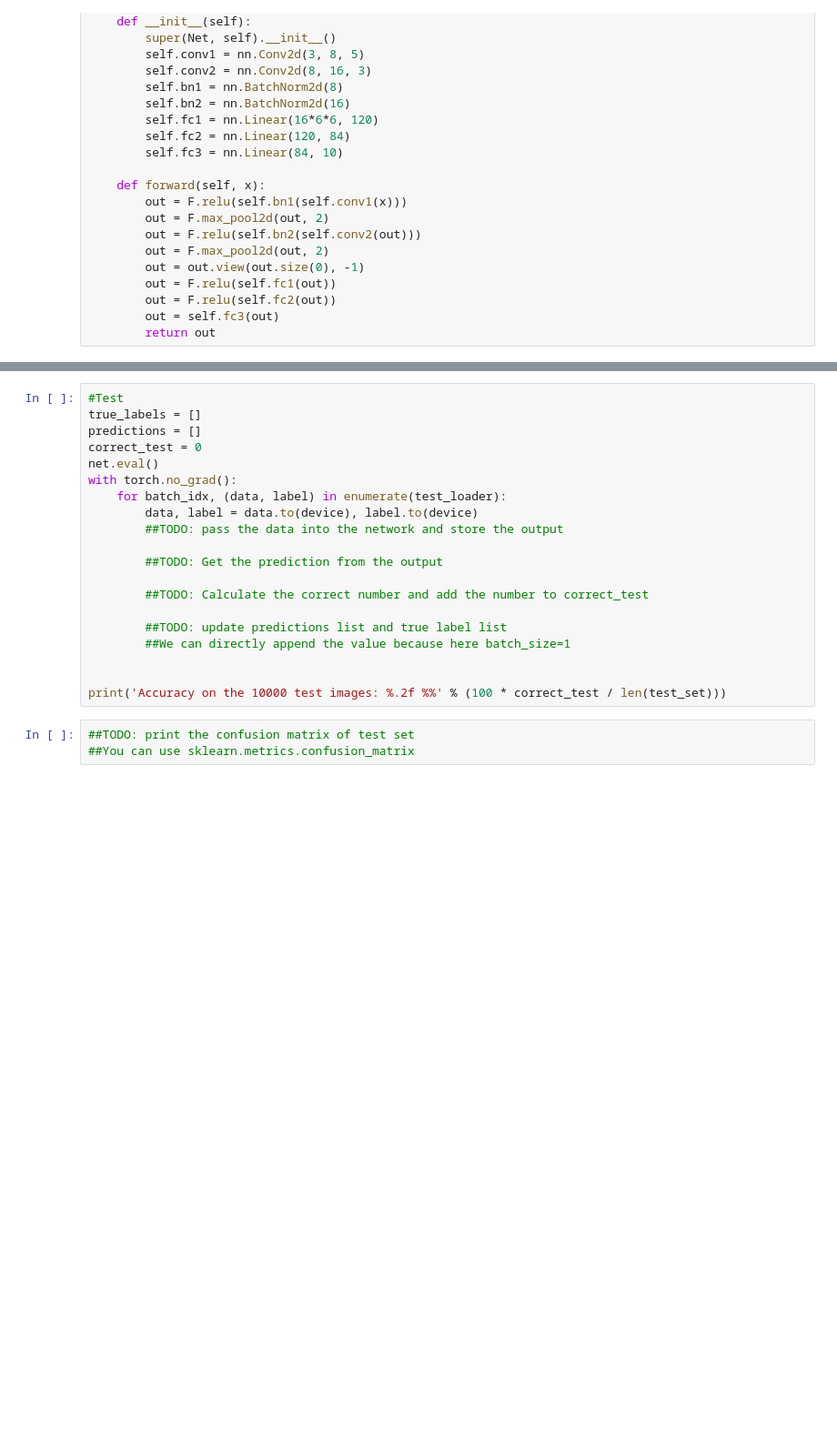
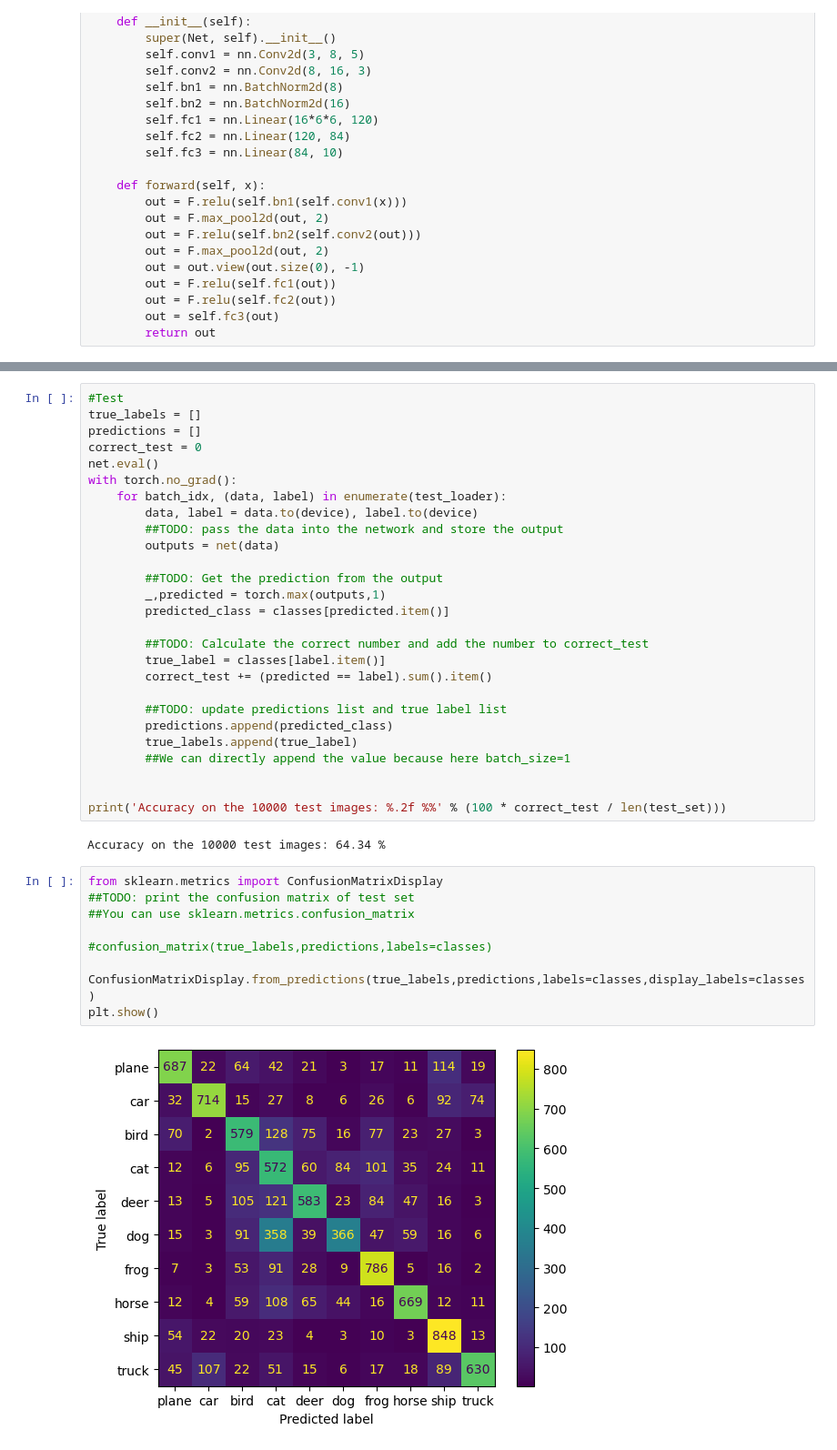
Before and after one commit to davidmhunt/coursework, a Jupyter notebook: COMPSCI 671_Theory and Algs ML/Homework/HW 4/cifar10.ipynb, the cells around one changed output, grey strips where cells are left out. Shown: that part at 91% size. Saved outputs shown, nothing was run; the diff lists cells and outputs as text; blank space fills up the shorter version.

```diff
--- a/COMPSCI 671_Theory and Algs ML/Homework/HW 4/cifar10.ipynb
+++ b/COMPSCI 671_Theory and Algs ML/Homework/HW 4/cifar10.ipynb
@@ -151,16 +230,33 @@ with torch.no_grad():
     for batch_idx, (data, label) in enumerate(test_loader):
         data, label = data.to(device), label.to(device)
         ##TODO: pass the data into the network and store the output
+        outputs = net(data)
 
         ##TODO: Get the prediction from the output
+        _,predicted = torch.max(outputs,1)
+        predicted_class = classes[predicted.item()]
 
         ##TODO: Calculate the correct number and add the number to correct_test
+        true_label = classes[label.item()]
+        correct_test += (predicted == label).sum().item()
 
         ##TODO: update predictions list and true label list
+        predictions.append(predicted_class)
+        true_labels.append(true_label)
         ##We can directly append the value because here batch_size=1
 
 
 print('Accuracy on the 10000 test images: %.2f %%' % (100 * correct_test / len(test_set)))
+# %% [output]
+Accuracy on the 10000 test images: 64.34 %
 # %%
+from sklearn.metrics import ConfusionMatrixDisplay
 ##TODO: print the confusion matrix of test set
 ##You can use sklearn.metrics.confusion_matrix
+
+#confusion_matrix(true_labels,predictions,labels=classes)
+
+ConfusionMatrixDisplay.from_predictions(true_labels,predictions,labels=classes,display_labels=classes)
+plt.show()
+# %% [output]
+[figure, added]
```
Also changed, not shown: parts of 15 cells of this notebook, 3 other files.
